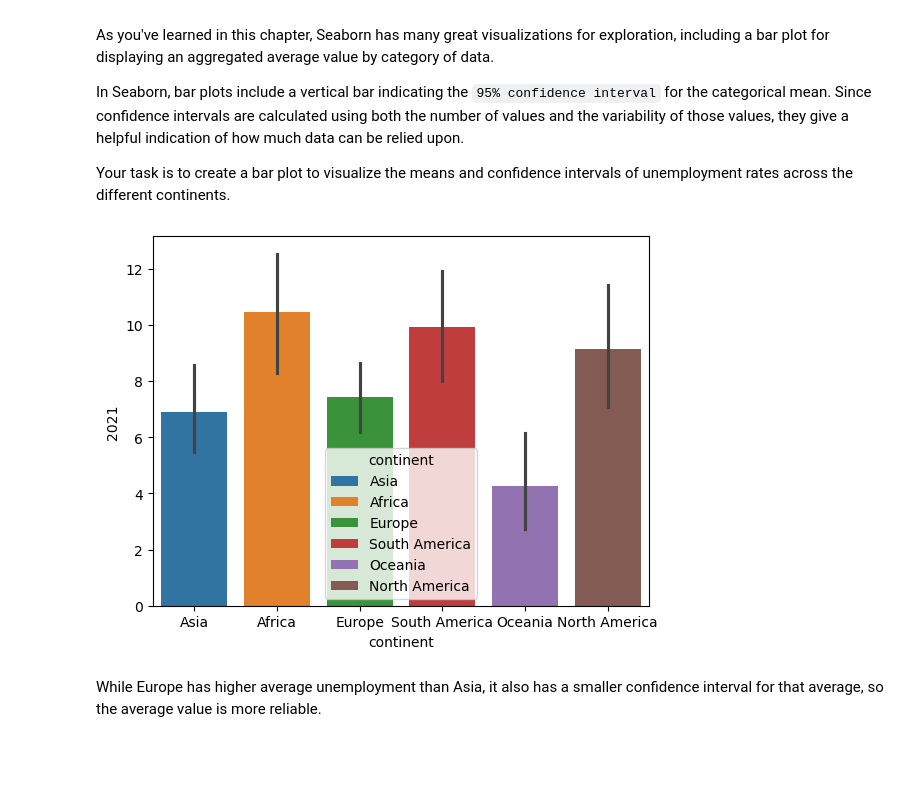
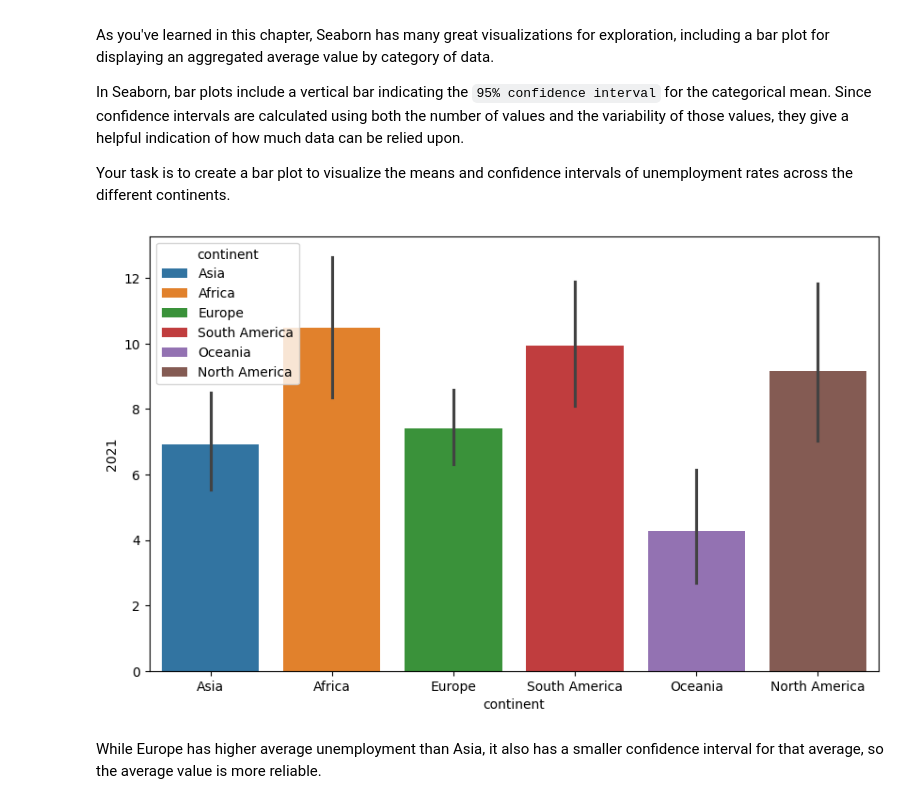
Before and after one commit to aziscript/Python-for-data-analysis, a Jupyter notebook: EDAinPython.ipynb, the cells around one changed output. Saved outputs shown, nothing was run; the diff lists cells and outputs as text; code cells hidden in the pictures; blank space fills up the shorter version.

```diff
--- a/EDAinPython.ipynb
+++ b/EDAinPython.ipynb
@@ -348,14 +348,17 @@ In Seaborn, bar plots include a vertical bar indicating the `95% confidence inte
 
 Your task is to create a bar plot to visualize the means and confidence intervals of unemployment rates across the different continents.
 # %%
+# Adjust figure size if needed
+plt.figure(figsize=(10, 6))
+
 # Create a bar plot of continents and their average unemployment
 sns.barplot(x='continent',
             y='2021',
             hue='continent',
             data=unemployment)
 plt.show()
 # %% [output]
-[figure, old version]
+[figure, new version]
 # %% [markdown]
 While Europe has higher average unemployment than Asia, it also has a smaller confidence interval for that average, so the average value is more reliable.
 # %% [markdown]
```
Also changed, not shown: parts of 35 cells of this notebook.
